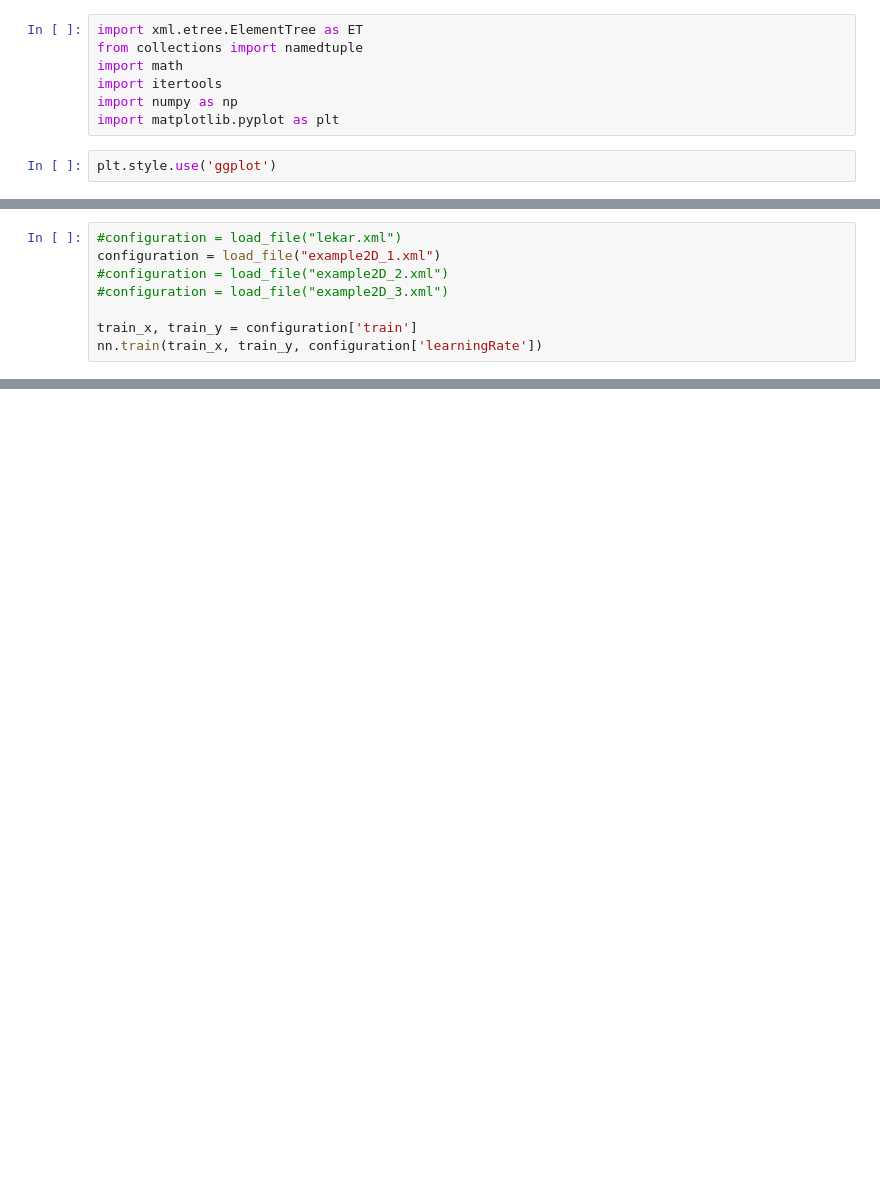
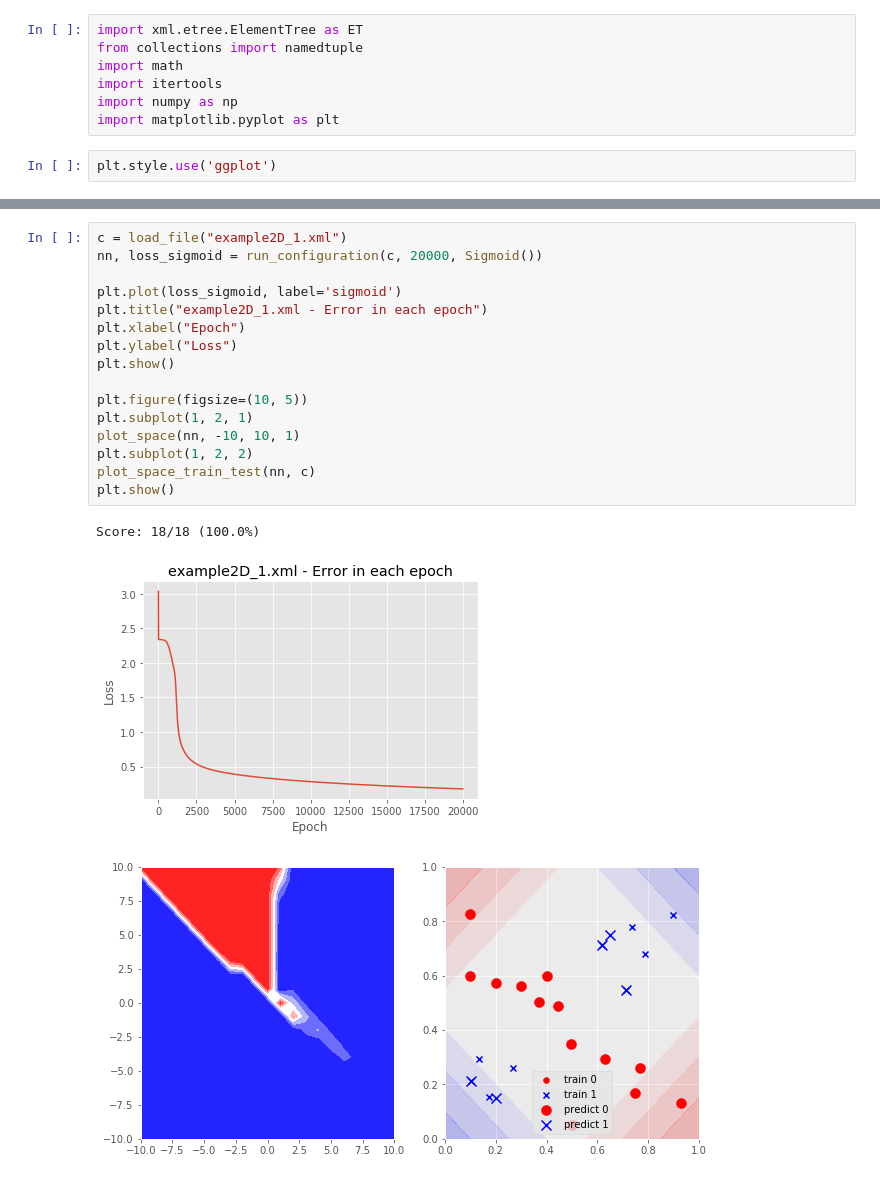
Before and after one commit to JanVargovsky/NS, a Jupyter notebook: backpropagation/backpropagation.ipynb, the cells around one changed output, grey strips where cells are left out. Saved outputs shown, nothing was run; the diff lists cells and outputs as text; blank space fills up the shorter version.

```diff
--- a/backpropagation/backpropagation.ipynb
+++ b/backpropagation/backpropagation.ipynb
@@ -157,8 +209,0 @@ plot_space(nn)
-# %%
-#configuration = load_file("lekar.xml")
-configuration = load_file("example2D_1.xml")
-#configuration = load_file("example2D_2.xml")
-#configuration = load_file("example2D_3.xml")
-
-train_x, train_y = configuration['train']
-nn.train(train_x, train_y, configuration['learningRate'])
@@ -164,0 +257,20 @@ nn.train(train_x, train_y, configuration['learningRate'])
+# %%
+c = load_file("example2D_1.xml")
+nn, loss_sigmoid = run_configuration(c, 20000, Sigmoid())
+
+plt.plot(loss_sigmoid, label='sigmoid')
+plt.title("example2D_1.xml - Error in each epoch")
+plt.xlabel("Epoch")
+plt.ylabel("Loss")
+plt.show()
+
+plt.figure(figsize=(10, 5))
+plt.subplot(1, 2, 1)
+plot_space(nn, -10, 10, 1)
+plt.subplot(1, 2, 2)
+plot_space_train_test(nn, c)
+plt.show()
+# %% [output]
+Score: 18/18 (100.0%)
+[figure, added]
+[figure, added]
```
Also changed, not shown: parts of 17 cells of this notebook, 1 other file.
